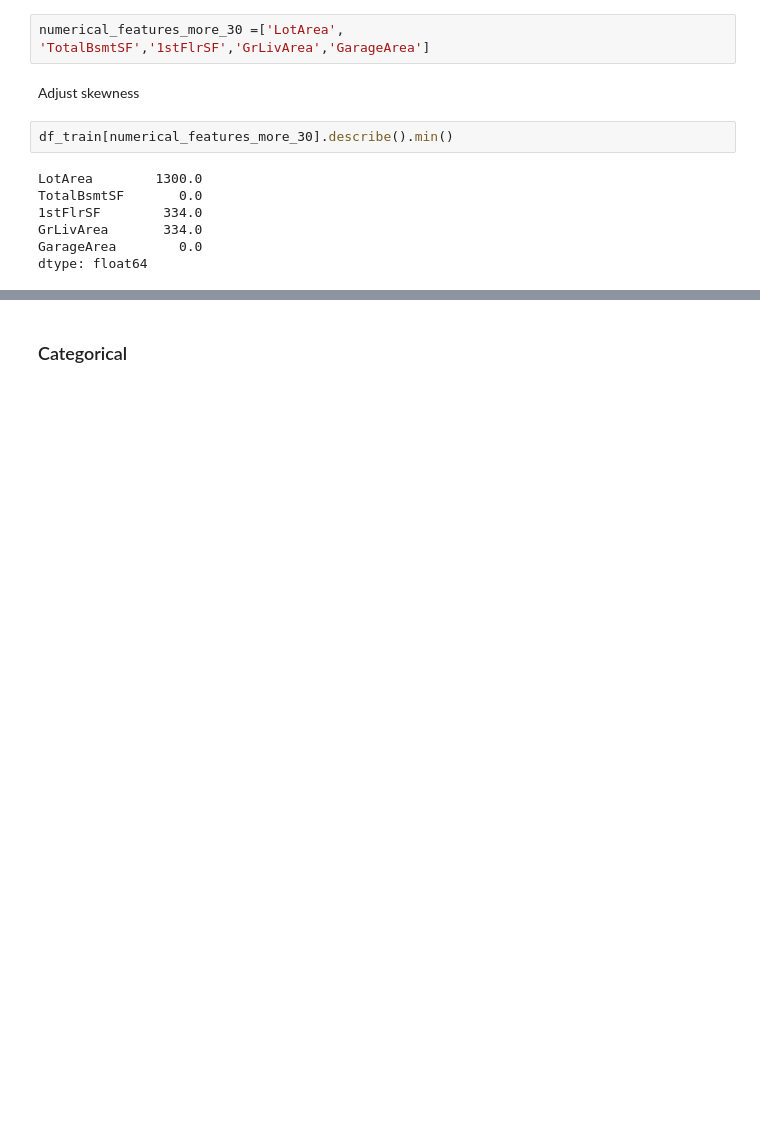
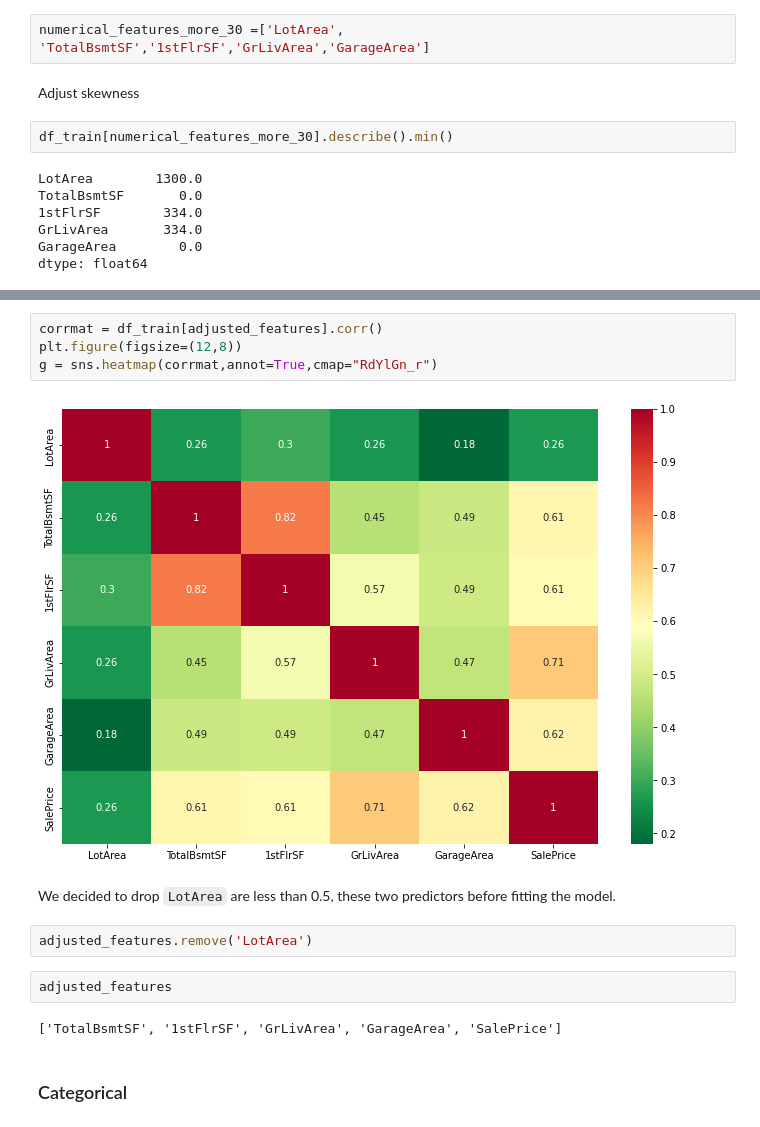
Before and after one commit to yd124/STA663FinalProject, a Jupyter notebook: EDA.ipynb, the cells around one changed output, grey strips where cells are left out. Drawn from its saved outputs; the diff is of its cells as text; blank space fills up the shorter version.

```diff
--- a/EDA.ipynb
+++ b/EDA.ipynb
@@ -83,2 +86,16 @@ for i in range(nrows):
+# %%
+corrmat = df_train[adjusted_features].corr()
+plt.figure(figsize=(12,8))
+g = sns.heatmap(corrmat,annot=True,cmap="RdYlGn_r")
+# %% [output]
+[figure, new version]
+# %% [markdown]
+We decided to drop `LotArea` are less than 0.5,  these two predictors before fitting the model.
+# %%
+adjusted_features.remove('LotArea')
+# %%
+adjusted_features
+# %% [output]
+['TotalBsmtSF', '1stFlrSF', 'GrLivArea', 'GarageArea', 'SalePrice']
 # %% [markdown]
 ### Categorical
```
Also changed, not shown: parts of 23 cells of this notebook.
